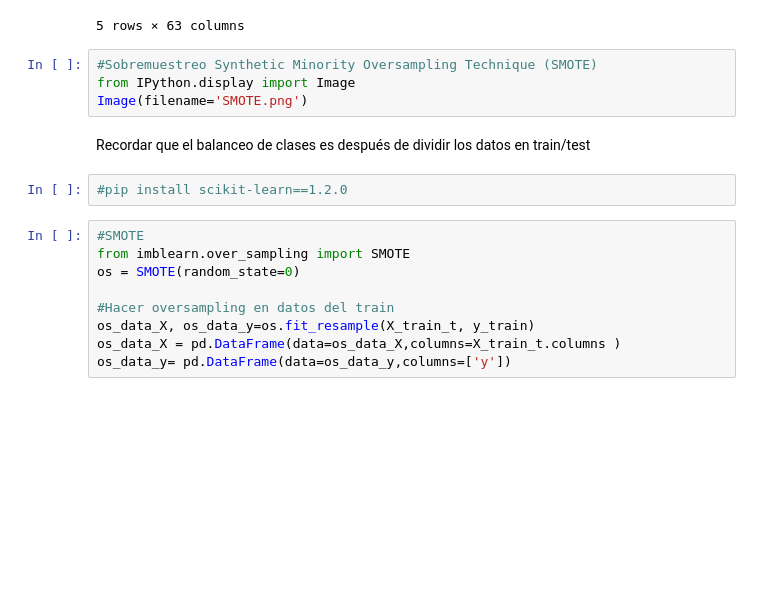
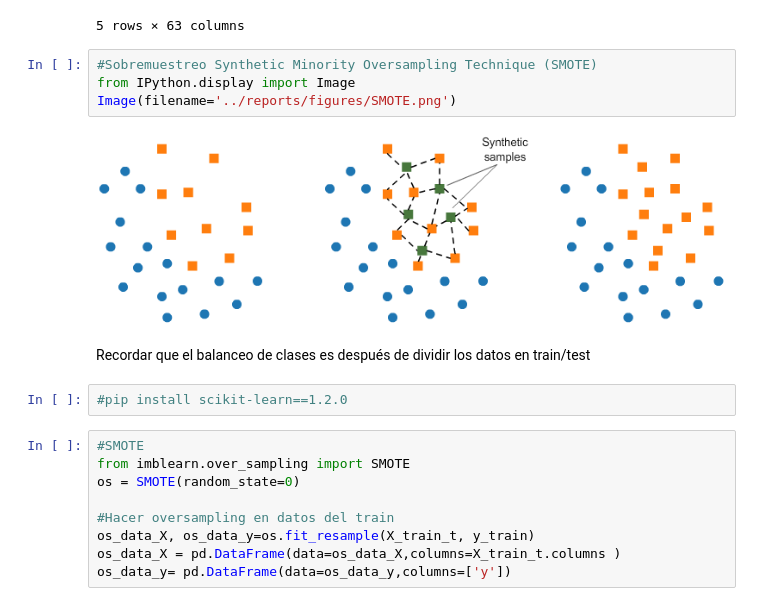
Before and after one commit to aiko-isnt-ded/lab_modeling, a Jupyter notebook: notebooks/12Logistic.ipynb, the cells around one changed output. Saved outputs shown, nothing was run; the diff lists cells and outputs as text; blank space fills up the shorter version.

```diff
--- a/notebooks/12Logistic.ipynb
+++ b/notebooks/12Logistic.ipynb
@@ -295,7 +311,9 @@ X_train_t.head()
 # %%
 #Sobremuestreo Synthetic Minority Oversampling Technique (SMOTE)
 from IPython.display import Image
-Image(filename='SMOTE.png')
+Image(filename='../reports/figures/SMOTE.png')
+# %% [output]
+[figure, added]
 # %% [markdown]
 Recordar que el balanceo de clases es después de dividir los datos en train/test
 # %%
```
Also changed, not shown: parts of 1 cell of this notebook, 6 other files.
